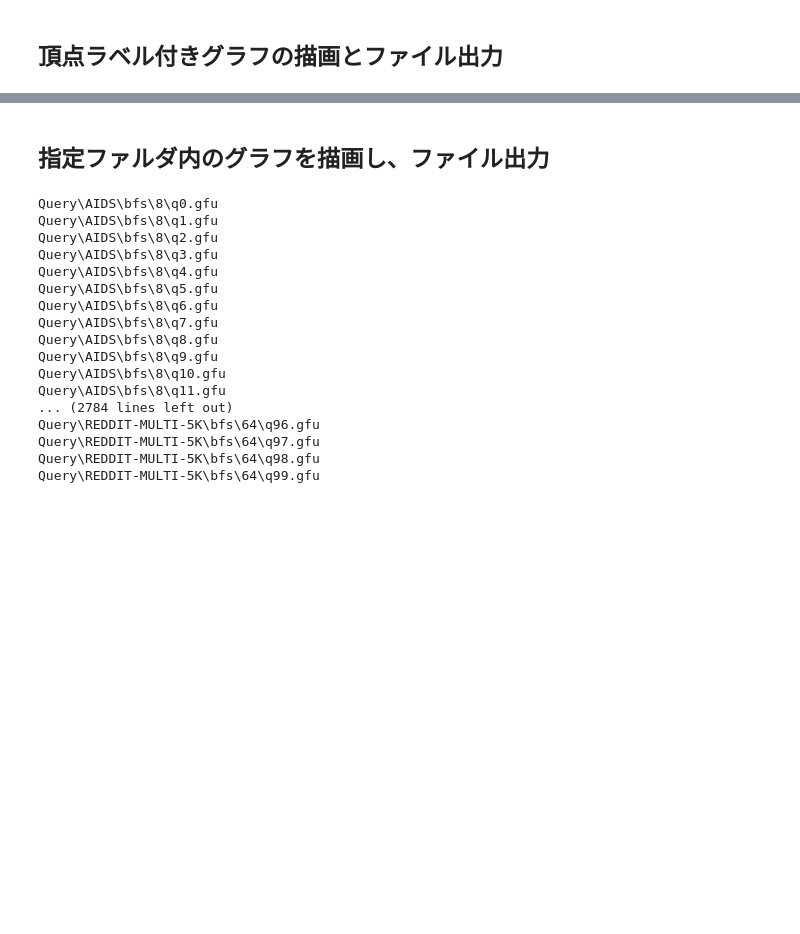
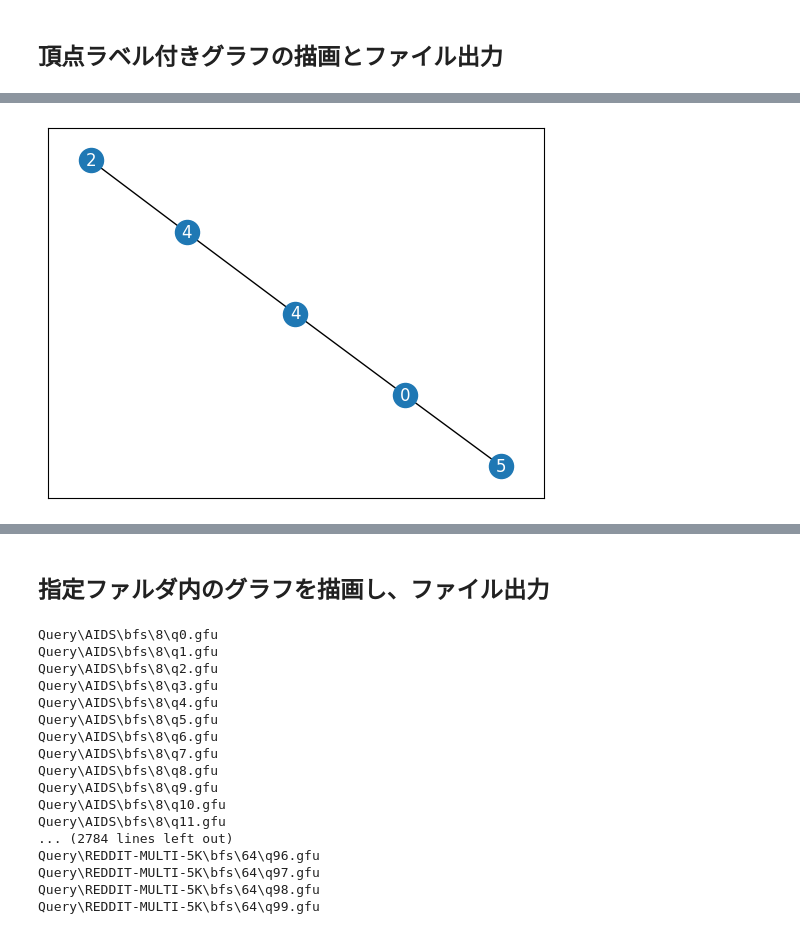
Before and after one commit to FRANKI3420/draw_graph, a Jupyter notebook: draw_graph.ipynb, the cells around one changed output, grey strips where cells are left out. Saved outputs shown, nothing was run; the diff lists cells and outputs as text; code cells hidden in the pictures; blank space fills up the shorter version.

```diff
--- a/draw_graph.ipynb
+++ b/draw_graph.ipynb
@@ -7,10 +314,10 @@ import matplotlib.pyplot as plt
 from matplotlib.backends.backend_pdf import PdfPages
 
 
-pdf = PdfPages("graph.pdf")
+pdf = PdfPages("graph_sub.pdf")
 
 # ファイルを読み込む
-with open("query.txt", "r") as f:
+with open("query_sub.txt", "r") as f:
     data = f.readlines()
 
 data_len = len(data)
@@ -45,31 +352,34 @@ while True:
 
         id+=1
 
 
 
     # 辺の数を取得
     m = int(data[now+n+1])
 
     # 辺をグラフに追加
     for line in data[now+n+2:now+n+2+m]:
         u, v = map(int, line.split())
         G.add_edge(u, v)
 
     now+=n+2+m
 
     fig = plt.figure()
 
   # force-directed layoutアルゴリズムを使用してノードの位置を計算
     pos = nx.spring_layout(G)
     nx.draw_networkx_nodes(G, pos)
     nx.draw_networkx_edges(G, pos)
     nx.draw_networkx_labels(G, pos, labels,font_color='white')
 
-    # plt.show()
+    plt.show()
 
     plt.close()   # Figureオブジェクトを閉じる
     pdf.savefig(fig)
 
     if now>=data_len:
         break
+
 pdf.close()
+# %% [output]
+[figure, added]
```
Also changed, not shown: parts of 6 cells of this notebook, 10 other files.
